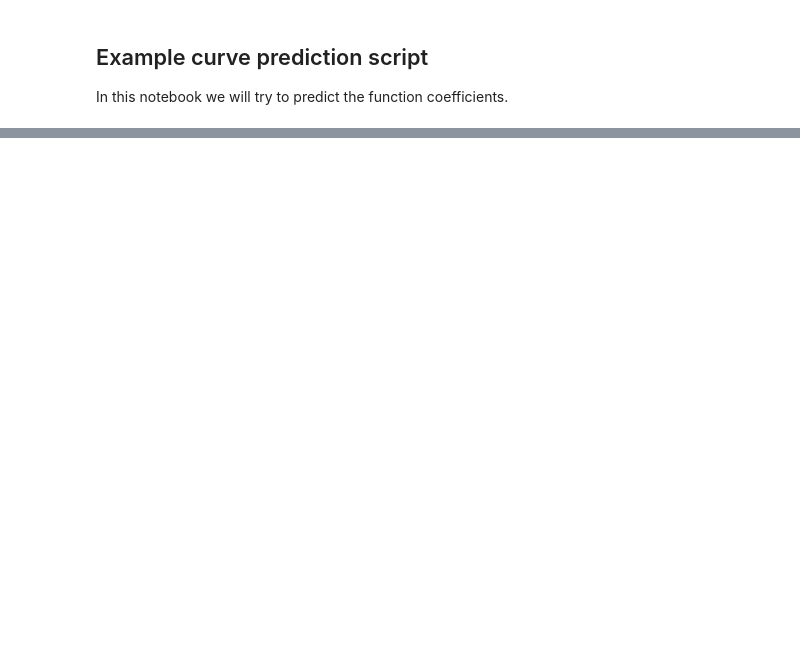
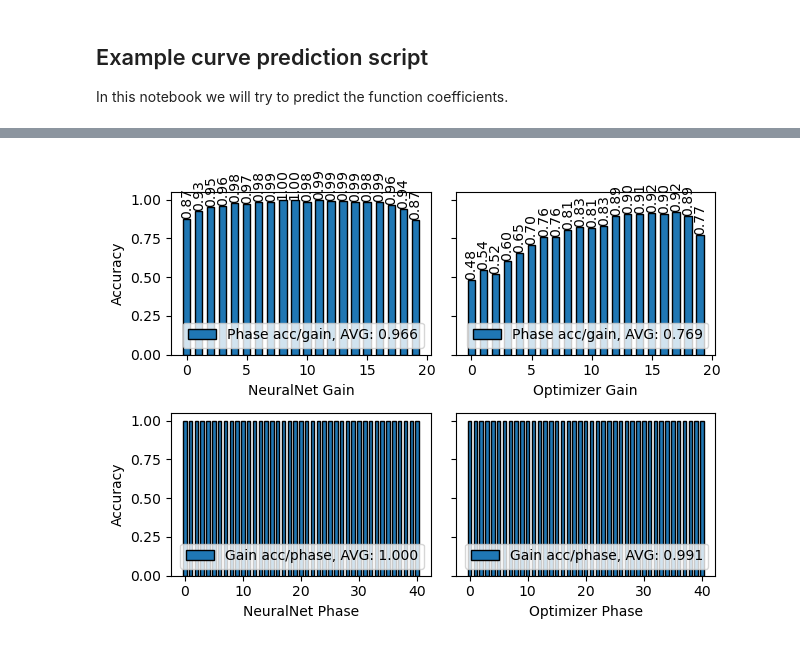
Before and after one commit to kiliakis/ML-LHC-closed-loop, a Jupyter notebook: keras_evaluation.ipynb, the cells around one changed output, grey strips where cells are left out. Cells and saved outputs as stored; diff of their text form; code cells hidden in the pictures; blank space fills up the shorter version.

```diff
--- a/keras_evaluation.ipynb
+++ b/keras_evaluation.ipynb
@@ -154,24 +195,42 @@ z_gain[0] /= z_gain[1]
 # %%
 import matplotlib.pyplot as plt
 
-fig, (ax1, ax2) = plt.subplots(nrows=2)
-plt.sca(ax1)
-bars = plt.bar(np.arange(len(z_phase[0])), z_phase[0], width=0.6, edgecolor='black', color='tab:blue',
-               label=f'Phase accuracy per gain, AVG: {phase_acc:.3f}')
-ax1.bar_label(bars, fmt='%.3f', rotation='vertical')
-# for i, v in enumerate(z_phase[0]):
-#     ax1.text()
+fig, (ax_arr) = plt.subplots(nrows=2, ncols=2, sharey=True)
+
+plt.sca(ax_arr[0, 0])
+bars = plt.bar(np.arange(len(gain_values)), z_phase[0], width=0.6, edgecolor='black', color='tab:blue',
+               label=f'Phase acc/gain, AVG: {phase_acc_nn:.3f}')
+plt.gca().bar_label(bars, fmt='%.2f', rotation='vertical')
 plt.ylim(0, 1.05)
-plt.xlabel('Gain')
+plt.xlabel('NeuralNet Gain')
 plt.ylabel('Accuracy')
 plt.legend(loc='lower right')
 
-plt.sca(ax2)
+plt.sca(ax_arr[0, 1])
+bars = plt.bar(np.arange(len(gain_values)), z_phase_opt[0], width=0.6, edgecolor='black', color='tab:blue',
+               label=f'Phase acc/gain, AVG: {phase_acc_opt:.3f}')
+plt.gca().bar_label(bars, fmt='%.2f', rotation='vertical')
+plt.ylim(0, 1.05)
+plt.xlabel('Optimizer Gain')
+# plt.ylabel('Accuracy')
+plt.legend(loc='lower right')
+
+plt.sca(ax_arr[1, 0])
 plt.bar(np.arange(len(z_gain[0])), z_gain[0], width=0.6, edgecolor='black', color='tab:blue',
-        label=f'Gain accuracy per phase, AVG: {gain_acc:.3f}')
+        label=f'Gain acc/phase, AVG: {gain_acc_nn:.3f}')
 plt.ylim(0, 1.05)
-plt.xlabel('Phase')
+plt.xlabel('NeuralNet Phase')
 plt.ylabel('Accuracy')
 plt.legend(loc='lower right')
 plt.tight_layout()
-# plt.title('Gain prediction accuracy, per phase')
+
+plt.sca(ax_arr[1, 1])
+plt.bar(np.arange(len(z_gain[0])), z_gain[0], width=0.6, edgecolor='black', color='tab:blue',
+        label=f'Gain acc/phase, AVG: {gain_acc_opt:.3f}')
+plt.ylim(0, 1.05)
+plt.xlabel('Optimizer Phase')
+# plt.ylabel('Accuracy')
+plt.legend(loc='lower right')
+plt.tight_layout()
+# %% [output]
+[figure, added]
```
Also changed, not shown: parts of 10 cells of this notebook.
